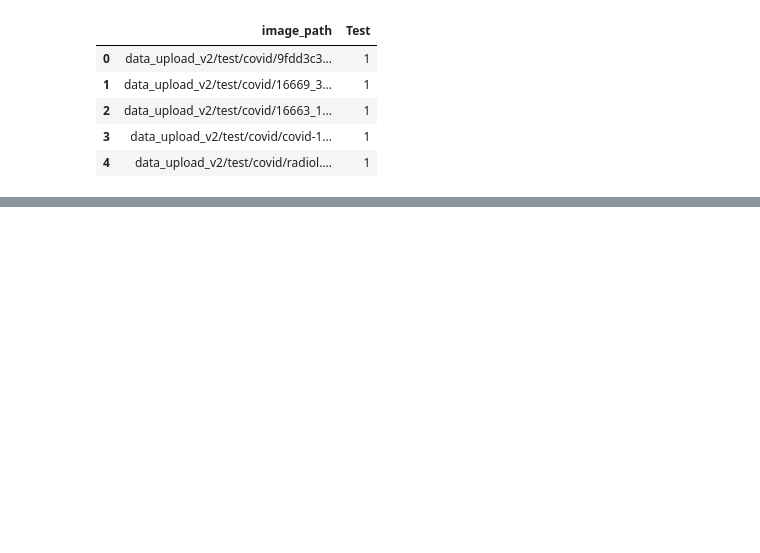
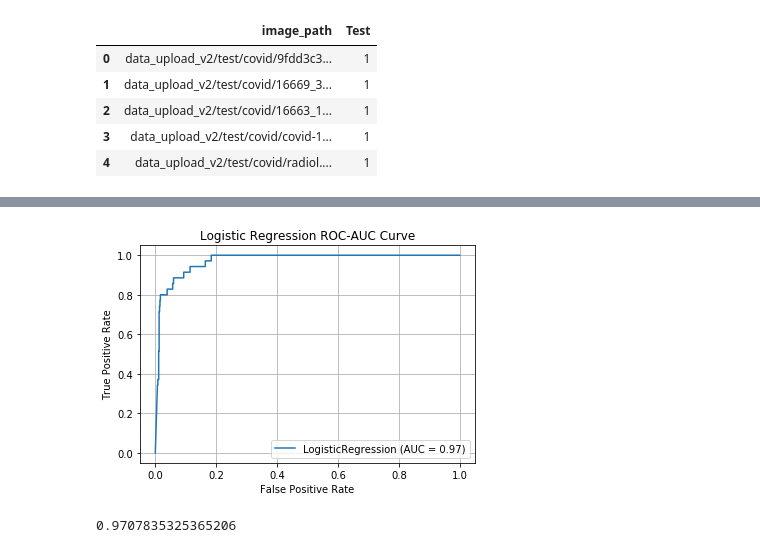
Before and after one commit to kapetanenver/MachineLearningProject, a Jupyter notebook: MLProjectEnver.ipynb, the cells around one changed output, grey strips where cells are left out. Drawn from its saved outputs; the diff is of its cells as text; code cells hidden in the pictures; blank space fills up the shorter version.

```diff
--- a/MLProjectEnver.ipynb
+++ b/MLProjectEnver.ipynb
@@ -235,0 +193,13 @@ weighted avg       0.91      0.95      0.93       753
+# %%
+#Plotting ROC-AUC curve
+sk_mtrx.plot_roc_curve(lr, X_test, y_test)
+plt.grid()
+plt.title('Logistic Regression ROC-AUC Curve')
+plt.savefig('LogisticRegressionROC.jpg')
+# %% [output]
+[figure, added]
+# %%
+#Precision score using our defined metric
+sk_mtrx.precision_score(y_test, y_pred, average = 'micro')
+# %% [output]
+0.9707835325365206
```
Also changed, not shown: parts of 66 cells of this notebook, 9 other files.
